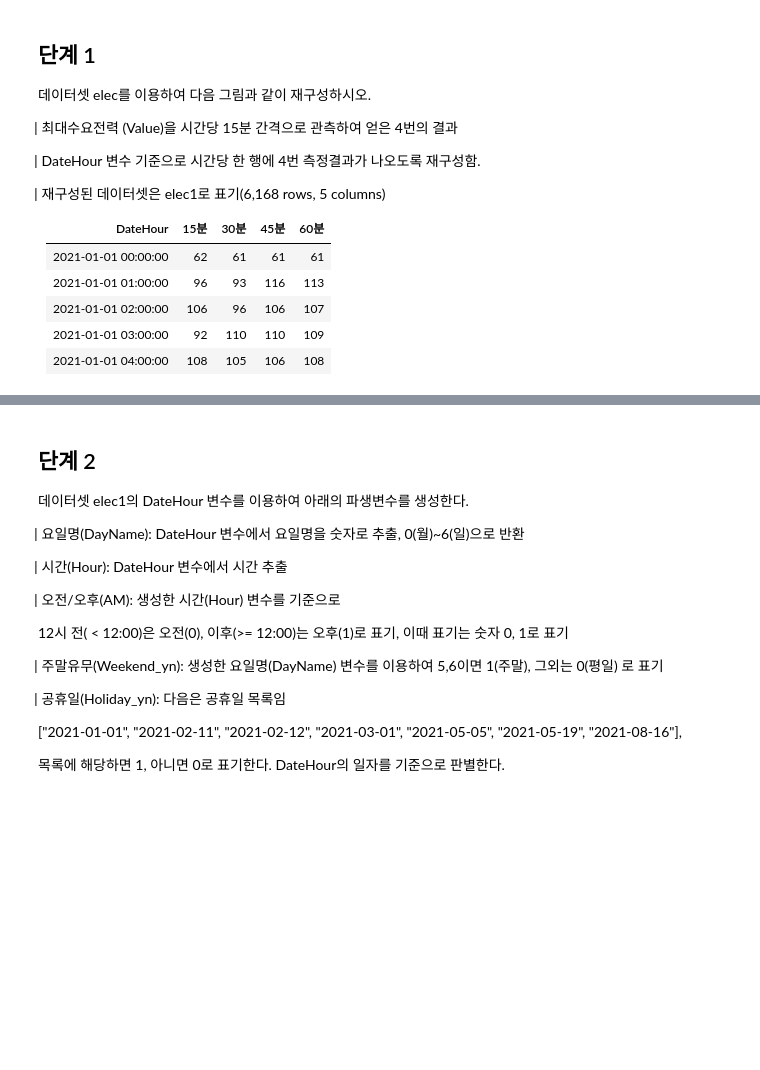
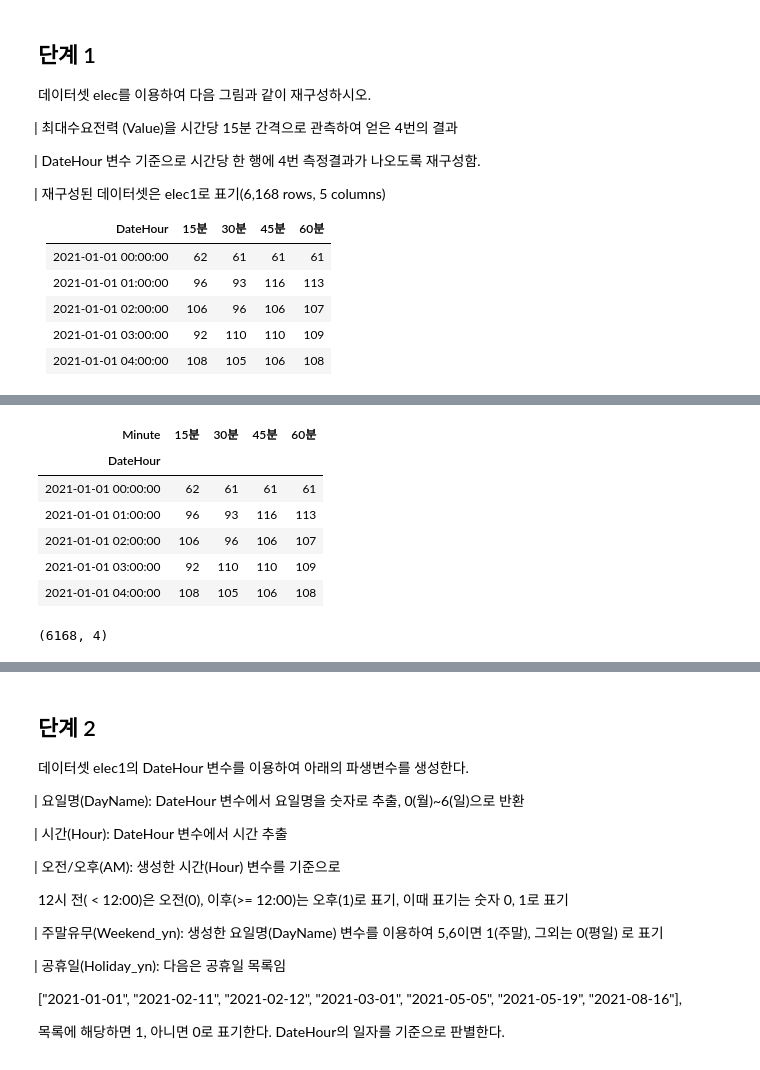
Before and after one commit to dowonjj/DS_lv3_2504_2, a Jupyter notebook: sec_ds_lv3_prob3_prob.ipynb, the cells around one changed output, grey strips where cells are left out. Saved outputs shown, nothing was run; the diff lists cells and outputs as text; code cells hidden in the pictures; blank space fills up the shorter version.

```diff
--- a/sec_ds_lv3_prob3_prob.ipynb
+++ b/sec_ds_lv3_prob3_prob.ipynb
@@ -170,0 +236,16 @@ memory usage: 433.8 KB
+# %%
+# 방법 3: pd.crosstab
+df_elec1 = pd.crosstab(
+    index = df_elec['DateHour'], columns = df_elec['Minute'], values = df_elec['Value'], aggfunc = 'min'
+)
+display(df_elec1.head())
+df_elec1.shape
+# %% [output]
+| Minute | 15분 | 30분 | 45분 | 60분 |
+| DateHour |  |  |  |  |
+| 2021-01-01 00:00:00 | 62 | 61 | 61 | 61 |
+| 2021-01-01 01:00:00 | 96 | 93 | 116 | 113 |
+| 2021-01-01 02:00:00 | 106 | 96 | 106 | 107 |
+| 2021-01-01 03:00:00 | 92 | 110 | 110 | 109 |
+| 2021-01-01 04:00:00 | 108 | 105 | 106 | 108 |
+(6168, 4)
```
Also changed, not shown: parts of 11 cells of this notebook.
